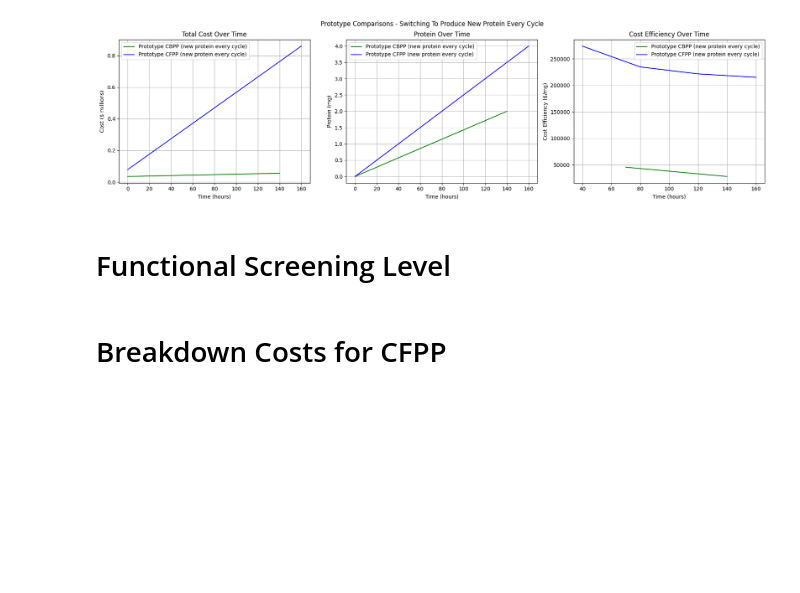
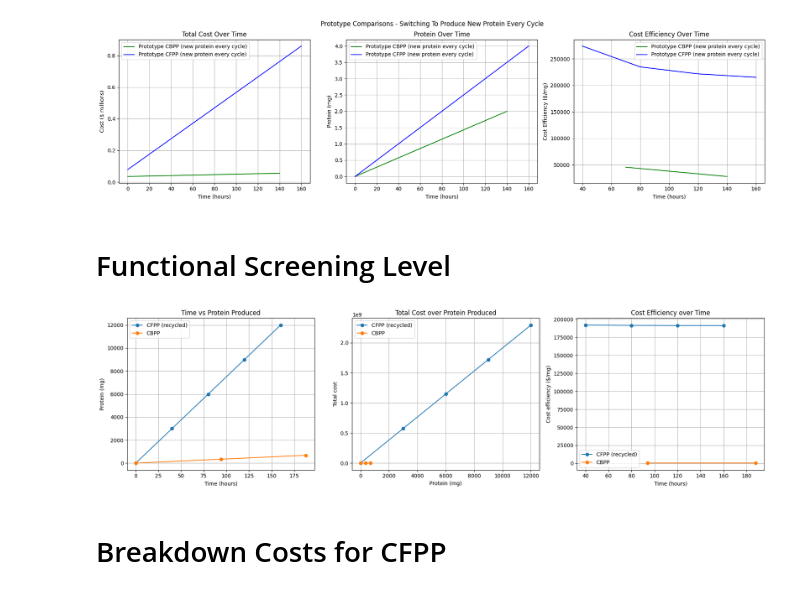
Before and after one commit to UBC-BIOMOD-Computational/TreeSAPP_Cost-Analysis, a Jupyter notebook: Cost Analysis/technoeconomic_plotterSept.ipynb, the cells around one changed output. Drawn from its saved outputs; the diff is of its cells as text; code cells hidden in the pictures; blank space fills up the shorter version.

```diff
--- a/Cost Analysis/technoeconomic_plotterSept.ipynb
+++ b/Cost Analysis/technoeconomic_plotterSept.ipynb
@@ -323,5 +323,61 @@ func_cbpp = pd.read_csv(r'./data/raw/CBPP Functional (Switching Proteins) .csv')
 
 # column names [time (hours),protein (mg),cost ($)]
+# %%
+import numpy as np
+required = ['time (hours)', 'protein (mg)', 'cost ($)']
+for name, df in [('func_cfpp_recycled', func_cfpp_recycled), ('func_cbpp', func_cbpp)]:
+    missing = [c for c in required if c not in df.columns]
+    if missing:
+        raise KeyError(f"DataFrame {name} missing columns: {missing}")
+
+# compute derived columns
+for df in (func_cfpp_recycled, func_cbpp):
+    df['cost efficiency ($/mg)'] = df['cost ($)'] / df['protein (mg)'].replace({0: np.nan})
+
+# keep same time-window convention used earlier
+func_cfpp_recycled = func_cfpp_recycled[func_cfpp_recycled['time (hours)'] < 200]
+func_cbpp = func_cbpp[func_cbpp['time (hours)'] < 200]
+
+# create 1x3 figure: time vs protein, total cost vs protein, cost efficiency vs time
+fig, axs = plt.subplots(1, 3, figsize=(18, 5))
+
+# Plot A: Time vs Protein Produced
+axs[0].plot(func_cfpp_recycled['time (hours)'], func_cfpp_recycled['protein (mg)'],
+            label='CFPP (recycled)', marker='o')
+axs[0].plot(func_cbpp['time (hours)'], func_cbpp['protein (mg)'],
+            label='CBPP', marker='o')
+axs[0].set_xlabel('Time (hours)')
+axs[0].set_ylabel('Protein (mg)')
+axs[0].set_title('Time vs Protein Produced')
+axs[0].legend()
+axs[0].grid(True)
+
+# Plot B: Total Cost ($ millions) vs Protein Produced
+axs[1].plot(func_cfpp_recycled['protein (mg)'], func_cfpp_recycled['cost ($)'],
+            label='CFPP (recycled)', marker='o')
+axs[1].plot(func_cbpp['protein (mg)'], func_cbpp['cost ($)'],
+            label='CBPP', marker='o')
+axs[1].set_xlabel('Protein (mg)')
+axs[1].set_ylabel('Total cost')
+axs[1].set_title('Total Cost over Protein Produced')
+axs[1].legend()
+axs[1].grid(True)
+
+# Plot C: Cost Efficiency ($/mg) over Time
+axs[2].plot(func_cfpp_recycled['time (hours)'], func_cfpp_recycled['cost efficiency ($/mg)'],
+            label='CFPP (recycled)', marker='o')
+axs[2].plot(func_cbpp['time (hours)'], func_cbpp['cost efficiency ($/mg)'],
+            label='CBPP', marker='o')
+axs[2].set_xlabel('Time (hours)')
+axs[2].set_ylabel('Cost efficiency ($/mg)')
+axs[2].set_title('Cost Efficiency over Time')
+axs[2].legend()
+axs[2].grid(True)
+
+plt.tight_layout()
+plt.show()
+# %% [output]
+[figure, added]
 # %% [markdown]
 # Breakdown Costs for CFPP
 # %%
```
Also changed, not shown: parts of 3 cells of this notebook.
